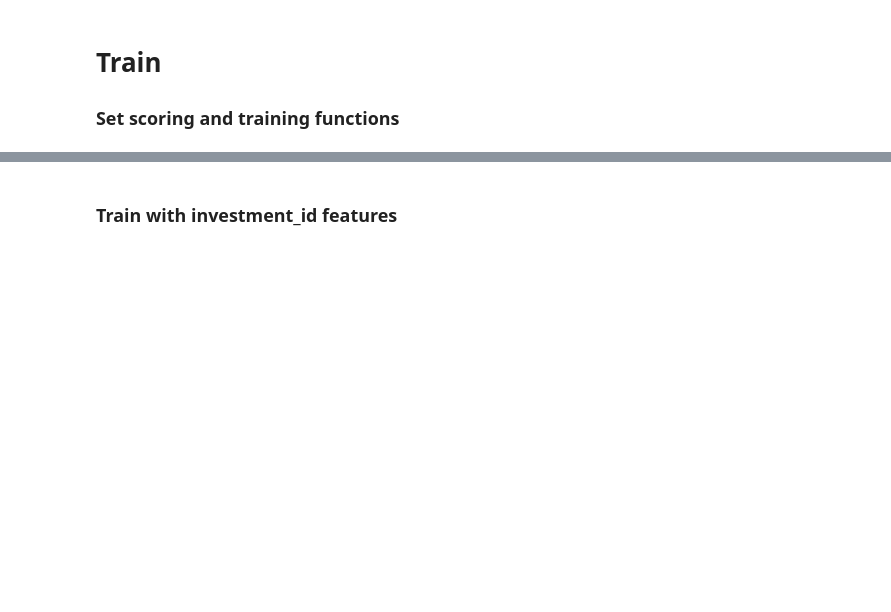
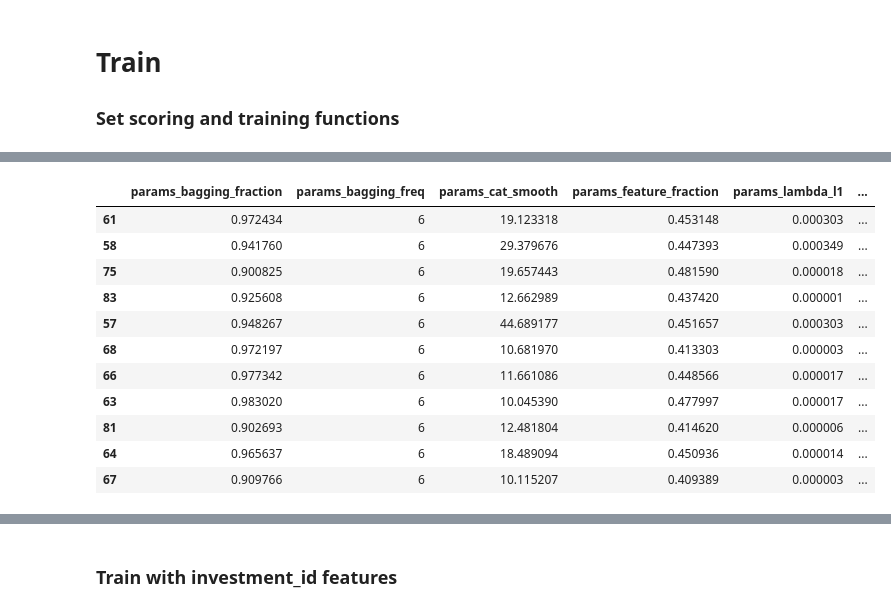
Before and after one commit to beatwad/ubiquant, a Jupyter notebook: part_2_LGBM_train.ipynb, the cells around one changed output, grey strips where cells are left out. Saved outputs shown, nothing was run; the diff lists cells and outputs as text; code cells hidden in the pictures; blank space fills up the shorter version.

Commit message:
Find best parameters for LGBM for stacking.

```diff
--- a/part_2_LGBM_train.ipynb
+++ b/part_2_LGBM_train.ipynb
@@ -999,0 +1101,15 @@ lgbm with_clustering group 5 folds mean rmse: 0.9093, mean pearsonr: 0.1476, mea
+# %%
+lgb_params
+# %% [output]
+|  | params_bagging_fraction | params_bagging_freq | params_cat_smooth | params_feature_fraction | params_lambda_l1 | ... |
+| 61 | 0.972434 | 6 | 19.123318 | 0.453148 | 0.000303 | ... |
+| 58 | 0.941760 | 6 | 29.379676 | 0.447393 | 0.000349 | ... |
+| 75 | 0.900825 | 6 | 19.657443 | 0.481590 | 0.000018 | ... |
+| 83 | 0.925608 | 6 | 12.662989 | 0.437420 | 0.000001 | ... |
+| 57 | 0.948267 | 6 | 44.689177 | 0.451657 | 0.000303 | ... |
+| 68 | 0.972197 | 6 | 10.681970 | 0.413303 | 0.000003 | ... |
+| 66 | 0.977342 | 6 | 11.661086 | 0.448566 | 0.000017 | ... |
+| 63 | 0.983020 | 6 | 10.045390 | 0.477997 | 0.000017 | ... |
+| 81 | 0.902693 | 6 | 12.481804 | 0.414620 | 0.000006 | ... |
+| 64 | 0.965637 | 6 | 18.489094 | 0.450936 | 0.000014 | ... |
+| 67 | 0.909766 | 6 | 10.115207 | 0.409389 | 0.000003 | ... |
```
Also changed, not shown: parts of 22 cells of this notebook.
